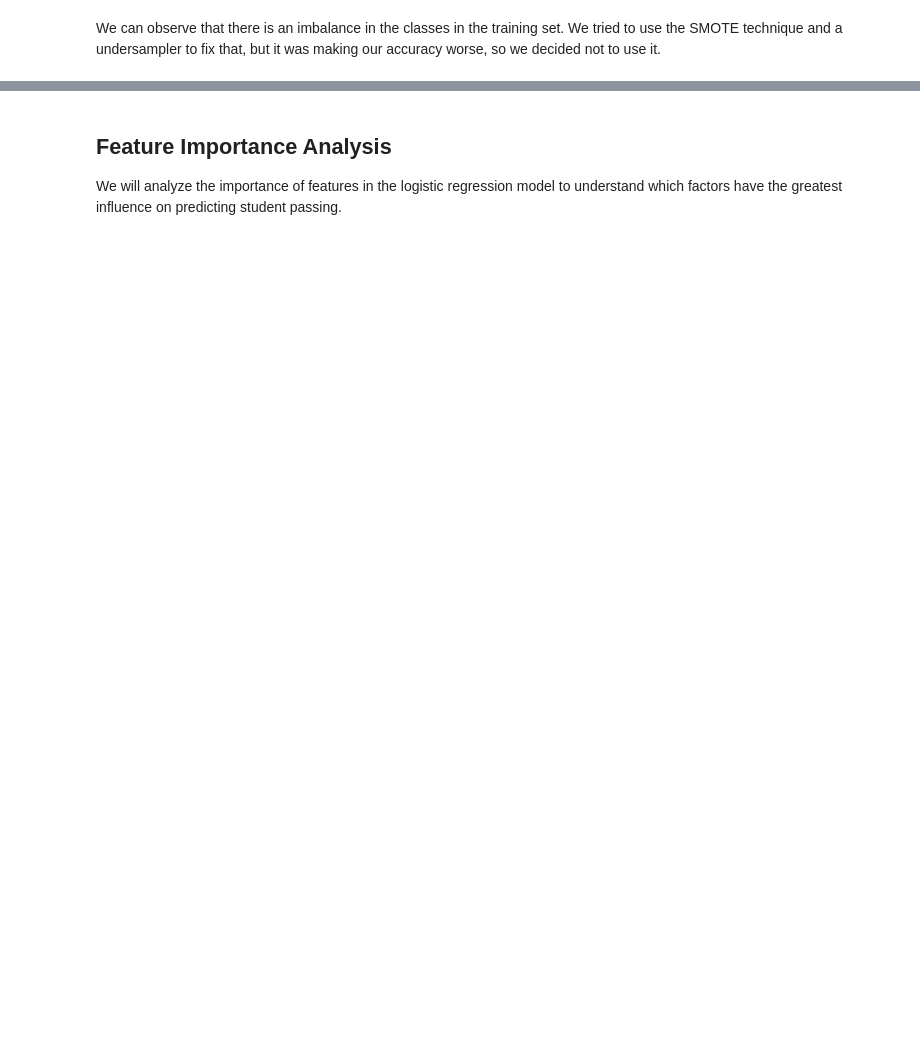
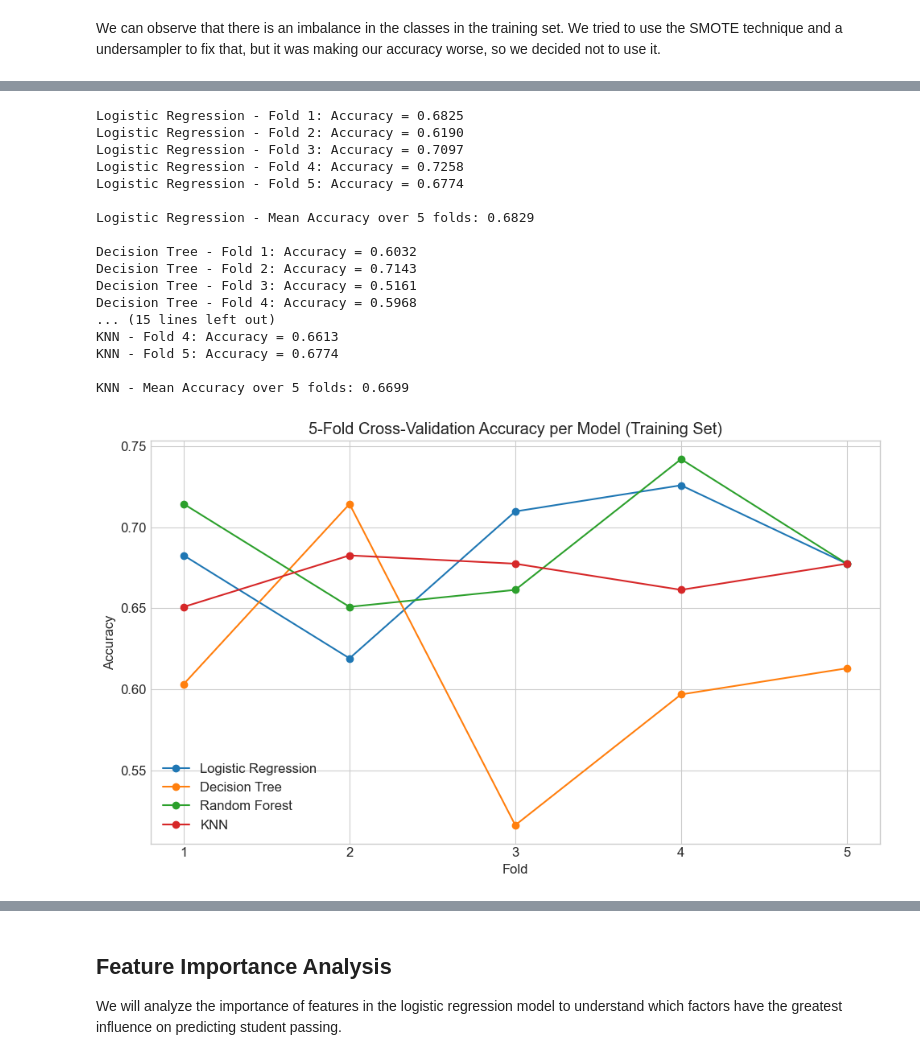
Before and after one commit to lara-queirogaa/elementos-dataset-, a Jupyter notebook: w2 (dataset)/final_dataset.ipynb, the cells around one changed output, grey strips where cells are left out. Cells and saved outputs as stored; diff of their text form; code cells hidden in the pictures; blank space fills up the shorter version.

```diff
--- a/w2 (dataset)/final_dataset.ipynb
+++ b/w2 (dataset)/final_dataset.ipynb
@@ -461,0 +422,69 @@ weighted avg       0.69      0.70      0.64        79
+# %%
+# Define models
+models = {
+    'Logistic Regression': LogisticRegression(max_iter=1000, random_state=42),
+    'Decision Tree': DecisionTreeClassifier(random_state=42),
+    'Random Forest': RandomForestClassifier(random_state=42, n_jobs=1),
+    'KNN': KNeighborsClassifier()
+}
+
+# Prepare stratified k-fold
+cv = StratifiedKFold(n_splits=5, shuffle=True, random_state=42)
+
+# Dictionary to hold fold accuracies for each model
+cv_results = {}
+
+# Run CV for each model
+for name, model in models.items():
+    accuracies = []
+
+    for fold, (train_idx, val_idx) in enumerate(cv.split(X_train_processed, y_train), 1):
+        X_cv_train, X_cv_val = X_train_processed.iloc[train_idx], X_train_processed.iloc[val_idx]
+        y_cv_train, y_cv_val = y_train[train_idx], y_train[val_idx]
+
+        # Train and predict
+        model.fit(X_cv_train, y_cv_train)
+        y_pred = model.predict(X_cv_val)
+
+        acc = accuracy_score(y_cv_val, y_pred)
+        accuracies.append(acc)
+
+        print(f"{name} - Fold {fold}: Accuracy = {acc:.4f}")
+
+    mean_acc = np.mean(accuracies)
+    cv_results[name] = accuracies
+
+    print(f"\n{name} - Mean Accuracy over 5 folds: {mean_acc:.4f}\n")
+
+# Plotting the cross-validation results
+plt.figure(figsize=(10, 6))
+for name, accs in cv_results.items():
+    plt.plot(range(1, 6), accs, marker='o', label=name)
+
+plt.xticks(range(1, 6))
+plt.xlabel('Fold')
+plt.ylabel('Accuracy')
+plt.title('5-Fold Cross-Validation Accuracy per Model (Training Set)')
+plt.legend()
+plt.grid(True)
+plt.tight_layout()
+plt.show()
+# %% [output]
+Logistic Regression - Fold 1: Accuracy = 0.6825
+Logistic Regression - Fold 2: Accuracy = 0.6190
+Logistic Regression - Fold 3: Accuracy = 0.7097
+Logistic Regression - Fold 4: Accuracy = 0.7258
+Logistic Regression - Fold 5: Accuracy = 0.6774
+
+Logistic Regression - Mean Accuracy over 5 folds: 0.6829
+
+Decision Tree - Fold 1: Accuracy = 0.6032
+Decision Tree - Fold 2: Accuracy = 0.7143
+Decision Tree - Fold 3: Accuracy = 0.5161
+Decision Tree - Fold 4: Accuracy = 0.5968
+... (15 lines left out)
+KNN - Fold 4: Accuracy = 0.6613
+KNN - Fold 5: Accuracy = 0.6774
+
+KNN - Mean Accuracy over 5 folds: 0.6699
+[figure, added]
```
Also changed, not shown: parts of 30 cells of this notebook.
